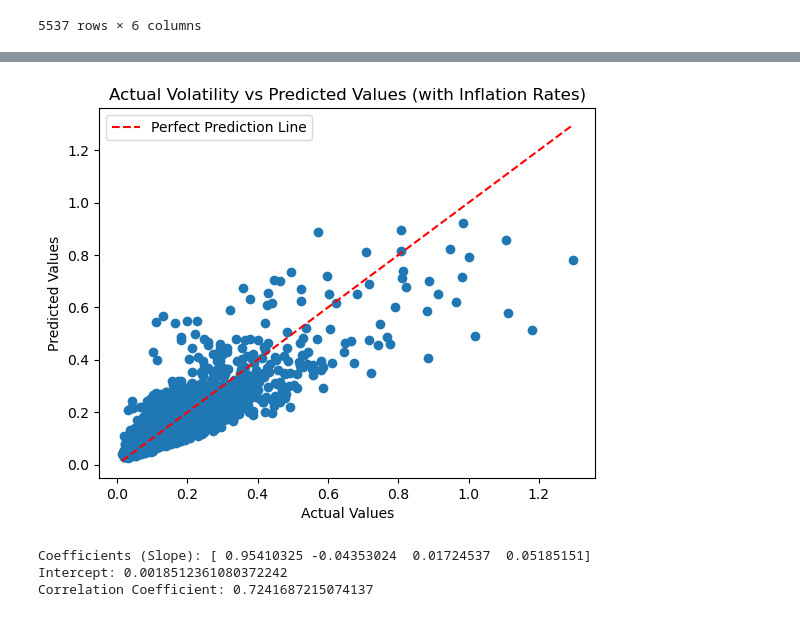
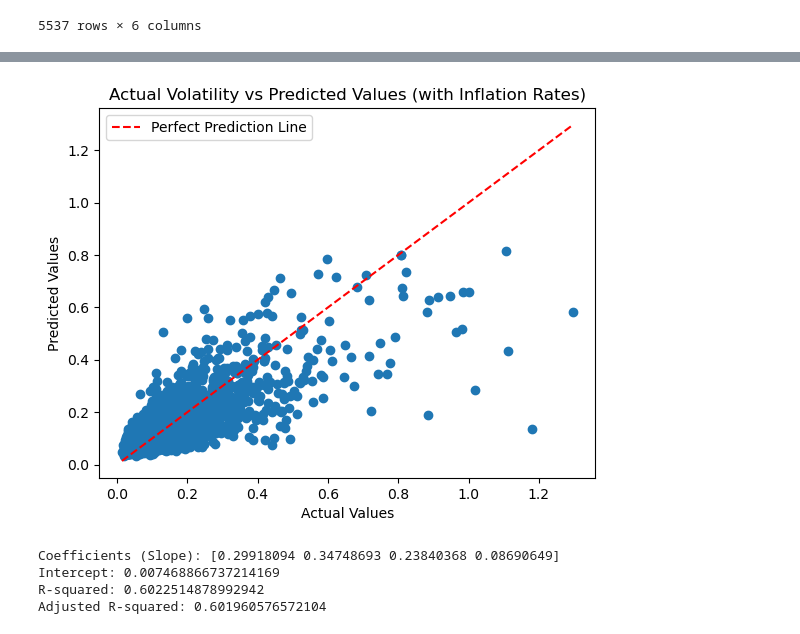
Before and after one commit to zspero/Least-Squares-Approx-Math-104A, a Jupyter notebook: Peyton - Regression Model with Volatility Data.ipynb, the cells around one changed output, grey strips where cells are left out. Cells and saved outputs as stored; diff of their text form; code cells hidden in the pictures.

```diff
--- a/Peyton - Regression Model with Volatility Data.ipynb
+++ b/Peyton - Regression Model with Volatility Data.ipynb
@@ -87,6 +88,8 @@ volatilities = pd.DataFrame(
            },
     index = (SPX_Prices.index))
 
+
+volatilities["next_day"] = volatilities["daily_vol"].shift(-1)
 volatilities = volatilities.dropna()
 volatilities
 # %% [output]
@@ -108,10 +111,10 @@ volatilities
 ### This is our regression model with only historical volatility as our independent variables ###
 
 # Data with three independent variables (X1, X2, X3) and one dependent variable (Y)
-All_Vols = {'X1': weekly_vol_nan,
-        'X2': monthly_vol_nan,
-        'X3': quartely_vol_nan,
-        'Y': daily_vol_nan}
+All_Vols = {'X1': volatilities["daily_vol"],
+        'X2': volatilities["weekly_vol"],
+        'X3': volatilities["monthly_vol"],
+        'Y': volatilities["next_day"]}
 
 df = pd.DataFrame(All_Vols)
 
@@ -135,7 +138,15 @@ plt.title('Actual Volatility vs Predicted Values (only historical volatility)')
 plt.legend()
 plt.show()
 
+# Finding the values of R-squared and Adjusted R-squared
+r_squared = r2_score(y , y_pred)
+observations = len(y) # number of observations
+predictors = len(All_Vols) - 1 #number of predictors
+adj_r_squared = 1 - ((1-r_squared)*((observations-1)/(observations-predictors-1)))
+
 # Print the coefficients (slope) and intercept
 print('Coefficients (Slope):', all_preds.coef_)
 print('Intercept:', all_preds.intercept_)
+print('R-squared:' , r_squared)
+print('Adjusted R-squared:' , adj_r_squared)
 # %% [output]
@@ -251,40 +168,49 @@ Inflation_Data_series.index = df.index
 ### This is our regression model with historical volatility and Interest Rates as our independent variables ###
 
 # Data with four independent variables (X1, X2, X3, X4) and one dependent variable (Y)
-All_Vols = {'X1': weekly_vol_nan,
-        'X2': monthly_vol_nan,
-        'X3': quartely_vol_nan,
-        'X4': Inflation_Data_series,
-        'Y': daily_vol_nan}
+
+All_Vols = {'X1': volatilities["daily_vol"],
+        'X2': volatilities["weekly_vol"],
+        'X3': volatilities["monthly_vol"],
+        'X4': Inflation_Data_series[:-1],
+        'Y': volatilities["next_day"]}
 
 df = pd.DataFrame(All_Vols)
 
 # Separate independent variables (features) and dependent variable
 X = df[['X1', 'X2', 'X3', 'X4']]
 y = df['Y']
 
 # Create and fit the multiple regression model
 all_preds = LinearRegression()
 all_preds.fit(X, y)
 
 # Predictions
 y_pred = all_preds.predict(X)
 
 # Plotting the actual vs predicted values
 plt.scatter(y, y_pred)
 plt.plot([min(y), max(y)], [min(y), max(y)], linestyle='--', color='red', label='Perfect Prediction Line')
 plt.xlabel('Actual Values')
 plt.ylabel('Predicted Values')
 plt.title('Actual Volatility vs Predicted Values (with Inflation Rates)')
 plt.legend()
 plt.show()
 
+# Finding the values of R-squared and Adjusted R-squared
+r_squared = r2_score(y , y_pred)
+observations = len(y) # number of observations
+predictors = len(All_Vols) - 1 #number of predictors
+adj_r_squared = 1 - ((1-r_squared)*((observations-1)/(observations-predictors-1)))
+
 # Print the coefficients (slope) and intercept
 print('Coefficients (Slope):', all_preds.coef_)
 print('Intercept:', all_preds.intercept_)
-print('Correlation Coefficient:', all_preds.score(X,y))
+print('R-squared:' , r_squared)
+print('Adjusted R-squared:' , adj_r_squared)
 # %% [output]
-[figure, old version]
+[figure, new version]
-Coefficients (Slope): [ 0.95410325 -0.04353024  0.01724537  0.05185151]
-Intercept: 0.0018512361080372242
-Correlation Coefficient: 0.7241687215074137
+Coefficients (Slope): [0.29918094 0.34748693 0.23840368 0.08690649]
+Intercept: 0.007468866737214169
+R-squared: 0.6022514878992942
+Adjusted R-squared: 0.601960576572104
```
Also changed, not shown: parts of 8 cells of this notebook.
